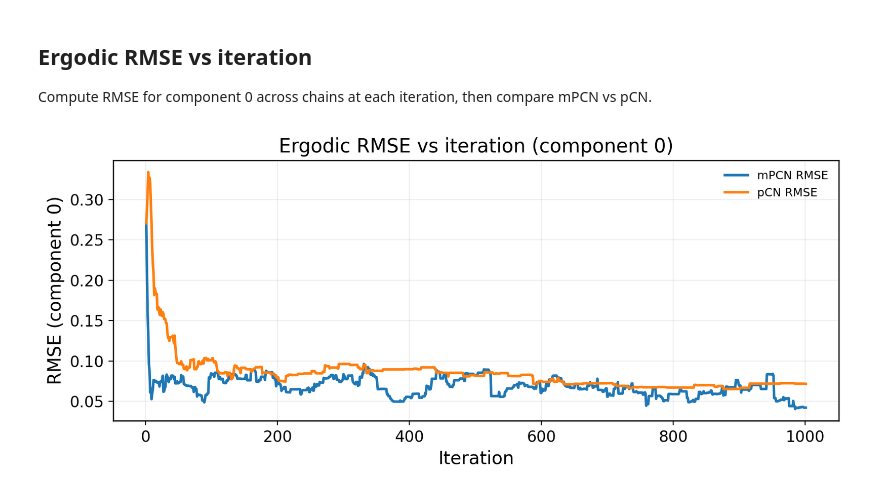
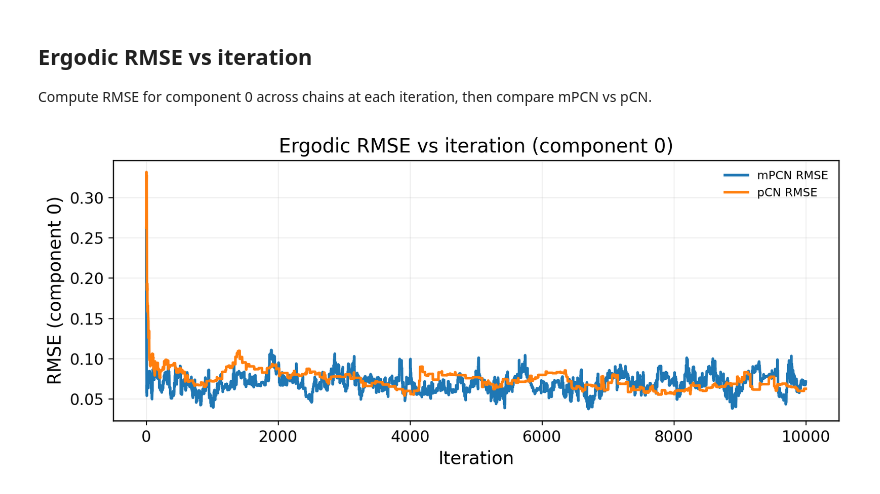
Before and after one commit to guillerminasenn/multiproposal-internal, a Jupyter notebook: notebooks/05_toy_solute_transport_mpcn_convergence.ipynb, the cells around one changed output. Drawn from its saved outputs; the diff is of its cells as text; code cells hidden in the pictures.

```diff
--- a/notebooks/05_toy_solute_transport_mpcn_convergence.ipynb
+++ b/notebooks/05_toy_solute_transport_mpcn_convergence.ipynb
@@ -304,14 +298,14 @@ Parameter dim: 780
 Initial x0 norm: 0.33344310180534587
 # %%
 # MCMC configuration
-n_iters = 1000
+n_iters = 100000
 rho = 0.9
 P = 100
-num_pcn_chains = 20
-num_mpcn_chains = 20
+num_pcn_chains = 100
+num_mpcn_chains = 100
 burn_in = 0
 
-load_only = False
+load_only = True
 
 print('n_iters:', n_iters)
 print('rho:', rho)
@@ -637,15 +508,15 @@ mpcn_plot_count = min(mpcn_plot_count, len(mpcn_chains))
 pcn_plot_count = min(pcn_plot_count, len(pcn_chains))
 
 mpcn_plot_indices = list(range(mpcn_plot_count))
-pcn_pick_indices = list(mpcn_start_indices)[:pcn_plot_count]
-if len(pcn_pick_indices) < pcn_plot_count:
-    pcn_pick_indices = list(range(pcn_plot_count))
+pcn_plot_indices = list(range(pcn_plot_count))
 
 trace_series = []
 for i in mpcn_plot_indices:
-    trace_series.append((f'mPCN chain {i + 1}', mpcn_chains[i]))
-for pcn_idx in pcn_pick_indices:
-    trace_series.append((f'pCN chain {pcn_idx + 1}', pcn_chains[pcn_idx]))
+    chain_idx = mpcn_chain_indices[i] if i < len(mpcn_chain_indices) else i
+    trace_series.append((f'mPCN chain {chain_idx + 1}', mpcn_chains[i]))
+for i in pcn_plot_indices:
+    chain_idx = pcn_chain_indices[i] if i < len(pcn_chain_indices) else i
+    trace_series.append((f'pCN chain {chain_idx + 1}', pcn_chains[i]))
 
 true_values = data.get('a_true', None)
 
@@ -926,7 +856,8 @@ if component_idx >= len(true_values):
     raise ValueError('component_idx is out of bounds for a_true.')
 true_value = float(true_values[component_idx])
 
-num_rmse_chains = 10
+max_iter_ergodic = 10000
+num_rmse_chains = 19
 pcn_rmse_indices = [x for x in np.arange(num_rmse_chains)]
 mpcn_rmse_indices = [x for x in np.arange(num_rmse_chains)]
 
@@ -941,35 +872,36 @@ def rmse_vs_iteration(chains, comp_idx, target_value):
     lengths = [chain.shape[0] for chain in chains]
     min_len = int(min(lengths))
     if min_len < 1:
         raise ValueError('Chains must have at least one iteration.')
     samples = np.stack([chain[:min_len, comp_idx] for chain in chains], axis=0)
     errors = samples - target_value
     rmse = np.sqrt(np.mean(errors ** 2, axis=0))
     return rmse, min_len
 
 pcn_selected = [pcn_chains[i] for i in pcn_rmse_indices]
 mpcn_selected = [mpcn_chains[i] for i in mpcn_rmse_indices]
 
 pcn_rmse, pcn_len = rmse_vs_iteration(pcn_selected, component_idx, true_value)
 mpcn_rmse, mpcn_len = rmse_vs_iteration(mpcn_selected, component_idx, true_value)
 
-iter_pcn = np.arange(1, pcn_len + 1)
-iter_mpcn = np.arange(1, mpcn_len + 1)
+iter_pcn = np.arange(1, max_iter_ergodic + 1)
+iter_mpcn = np.arange(1, max_iter_ergodic + 1)
 
 fig, ax = plt.subplots(1, 1, figsize=(9.0, 4.0))
-ax.plot(iter_mpcn, mpcn_rmse, linewidth=2.0, color='tab:blue', label='mPCN RMSE')
-ax.plot(iter_pcn, pcn_rmse, linewidth=2.0, color='tab:orange', label='pCN RMSE')
+ax.plot(iter_mpcn, mpcn_rmse[:max_iter_ergodic], linewidth=2.0, color='tab:blue', label='mPCN RMSE')
+ax.plot(iter_pcn, pcn_rmse[:max_iter_ergodic], linewidth=2.0, color='tab:orange', label='pCN RMSE')
+# ax.axhline(true_value, color='red', linestyle=':', linewidth=2.0, label='True value')
 ax.set_xlabel('Iteration')
 ax.set_ylabel('RMSE (component 0)')
 ax.set_title('Ergodic RMSE vs iteration (component 0)')
 ax.grid(alpha=0.2)
 ax.legend(frameon=False, fontsize=9)
 
 fig.tight_layout()
 fig.savefig(
     reports_dir / f'solute_transport_rmse_component0_rho{rho_tag}.png',
     bbox_inches='tight',
 )
 plt.show()
 # %% [output]
-[figure, old version]
+[figure, new version]
```
Also changed, not shown: parts of 12 cells of this notebook, 15 other files.
